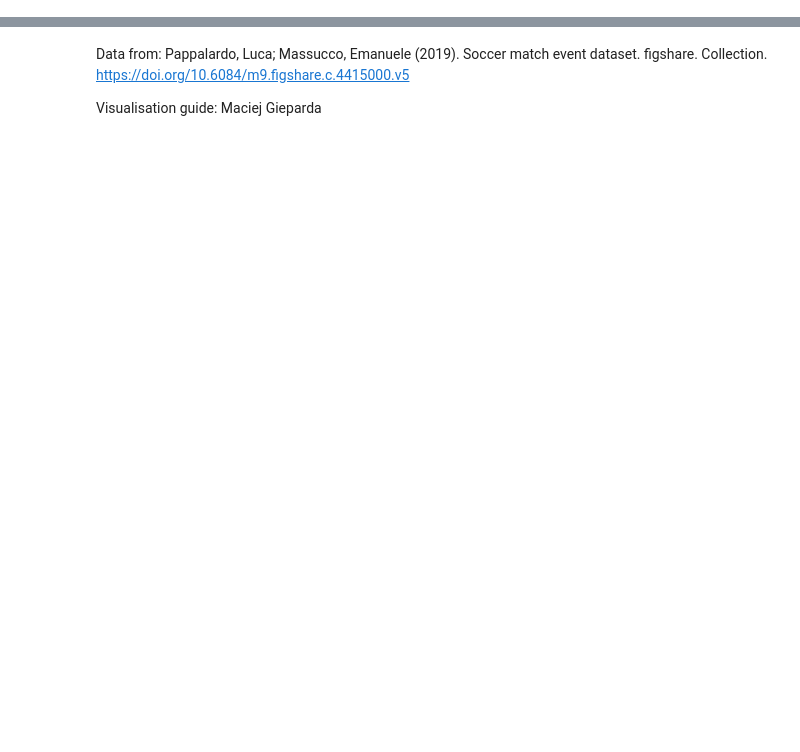
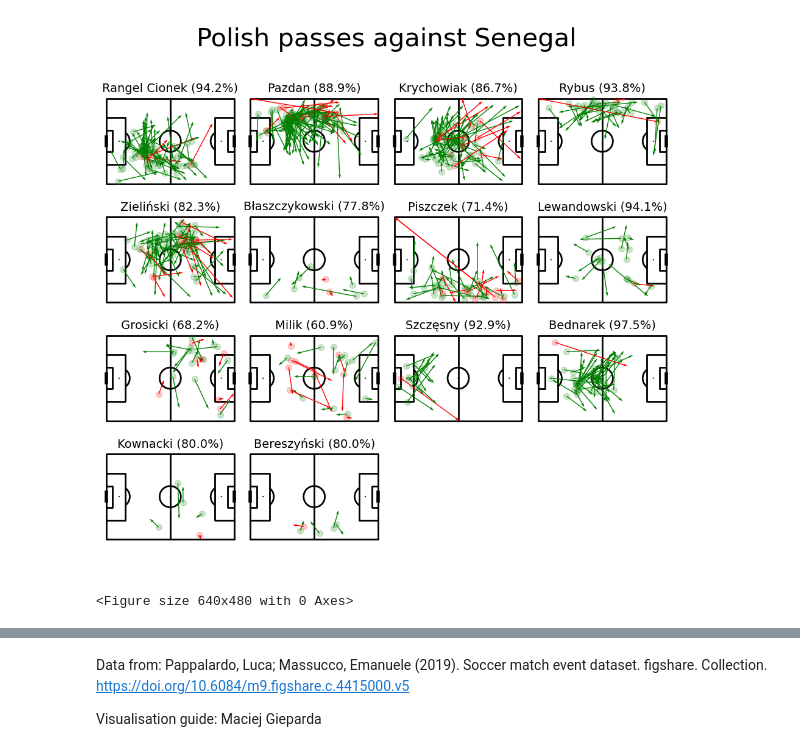
Before and after one commit to PriyadarshiAkshay/football_visualisation, a Jupyter notebook: visualisation.ipynb, the cells around one changed output, grey strips where cells are left out. Cells and saved outputs as stored; diff of their text form; code cells hidden in the pictures; blank space fills up the shorter version.

```diff
--- a/visualisation.ipynb
+++ b/visualisation.ipynb
@@ -29,10 +51,10 @@ polish_matches_list = list(polish_matches.wyId)
 # %%
 # Loading the players data
-path_players = 'players.json'
+
 with open(path_players,encoding='iso8859_2') as f:
     data = json.load(f)
 
 players_world_cup = pd.DataFrame(data)
 polish_players_wc = players_world_cup[players_world_cup['passportArea'].apply(lambda x: x['name'])=='Poland']
 
-polish_players_wc = polish_players_wc[['shortName','wyId','foot','lastName']].rename(columns={'wyId':'playerId'})
+polish_players = polish_players_wc[['shortName','wyId','foot','lastName']].rename(columns={'wyId':'playerId'})
@@ -38,0 +70,4 @@ polish_players_wc = polish_players_wc[['shortName','wyId','foot','lastName']].re
+# %%
+tags = pd.read_csv(path_tags)
+events_name = pd.read_csv(path_events_name)
+tags.head()
@@ -38,0 +203,3 @@ polish_players_wc = polish_players_wc[['shortName','wyId','foot','lastName']].re
+# %%
+polish_players_names = polish_players.loc[:, ['playerId', 'lastName']].drop_duplicates(subset=['playerId', 'lastName'])
+polish_players_names.head()
@@ -38,0 +285,4 @@ polish_players_wc = polish_players_wc[['shortName','wyId','foot','lastName']].re
+# %%
+df_polish_mathes_events = polish_matches_events[(polish_matches_events.eventName=='Pass') & (polish_matches_events.teamId == 13869)].rename(columns={'label': 'matchName'})
+df_polish_mathes_events = pd.merge(df_polish_mathes_events, polish_players_names, on='playerId')
+df_polish_mathes_events.head()
@@ -38,0 +297,51 @@ polish_players_wc = polish_players_wc[['shortName','wyId','foot','lastName']].re
+# %%
+#prepare the dataframe of passes by England that were no-throw ins
+mask_poland = (df_polish_mathes_events.subEventName != "Throw-in") & (df_polish_mathes_events.matchId == 2057996)
+df_passes = df_polish_mathes_events.loc[mask_poland, ['x', 'y', 'end_x', 'end_y', 'lastName', 'accurate']]
+#get the list of all players who made a pass
+names = df_passes['lastName'].unique()
+
+#draw 4x4 pitches
+pitchLengthX = 120
+pitchWidthY = 80
+pitch = Pitch(line_color='black', pad_top=20, pitch_length=pitchLengthX, pitch_width=pitchWidthY)
+
+fig, axs = pitch.grid(ncols=4, nrows=4, grid_height=0.85, title_height=0.06, axis=False,
+                      endnote_height=0.04, title_space=0.04, endnote_space=0.01)
+
+#standarize x and y
+df_passes['x'] = df_passes['x'] / 100 * pitchLengthX
+df_passes['y'] = df_passes['y'] / 100 * pitchWidthY
+df_passes['end_x'] = df_passes['end_x'] / 100 * pitchLengthX
+df_passes['end_y'] = df_passes['end_y'] / 100 * pitchWidthY
+
+#for each player
+for name, ax in zip(names, axs['pitch'].flat[:len(names)]):
+    player_df = df_passes.loc[df_passes["lastName"] == name]
+
+    # Calculate the share of accurate passes
+    total_passes = len(player_df)
+    accurate_passes = len(player_df[player_df['accurate'] == 1])
+    accuracy_share = accurate_passes / total_passes * 100
+
+    # Put player name and accuracy share over the plot
+    ax.text(60, -10, f"{name} ({accuracy_share:.1f}%)", ha='center', va='center', fontsize=14)
+
+    # Plot arrow and scatter
+    for idx, row in player_df.iterrows():
+        arrow_color = "green" if row['accurate'] == 1 else "red"
+        pitch.arrows(row.x, row.y,
+                     row.end_x, row.end_y, color=arrow_color, ax=ax, width=1)
+        pitch.scatter(row.x, row.y, alpha=0.2, s=50, color=arrow_color, ax=ax)
+
+#We have more than enough pitches - remove them
+for ax in axs['pitch'][-1, 16 - len(names):]:
+    ax.remove()
+
+#Another way to set title using mplsoccer
+axs['title'].text(0.5, 0.5, 'Polish passes against Senegal', ha='center', va='center', fontsize=30)
+plt.show()
+plt.savefig("figures/"+'Polish_passes.jpg')
+# %% [output]
+[figure, added]
+<Figure size 640x480 with 0 Axes>
```
Also changed, not shown: parts of 20 cells of this notebook, 17 other files.
